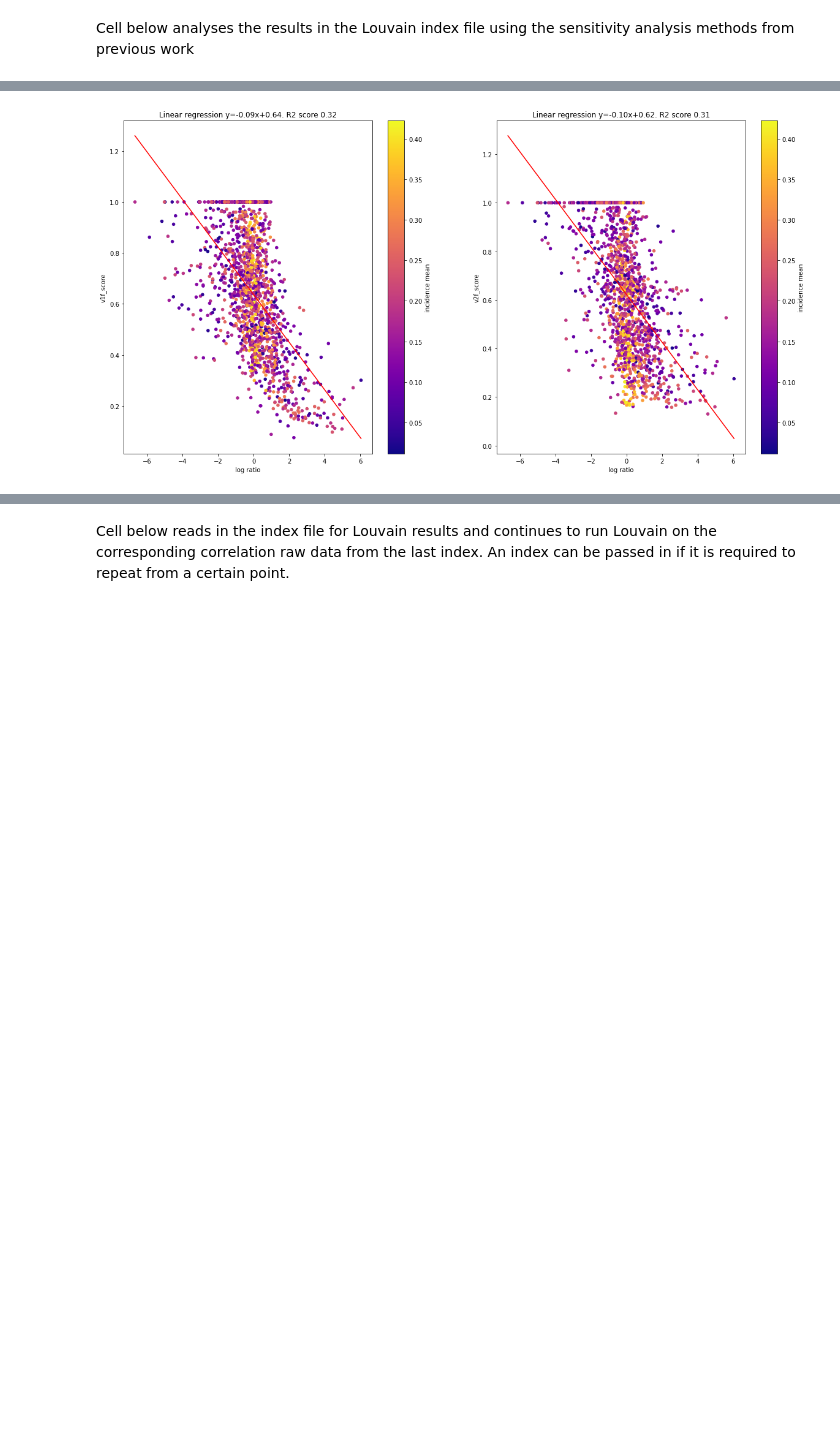
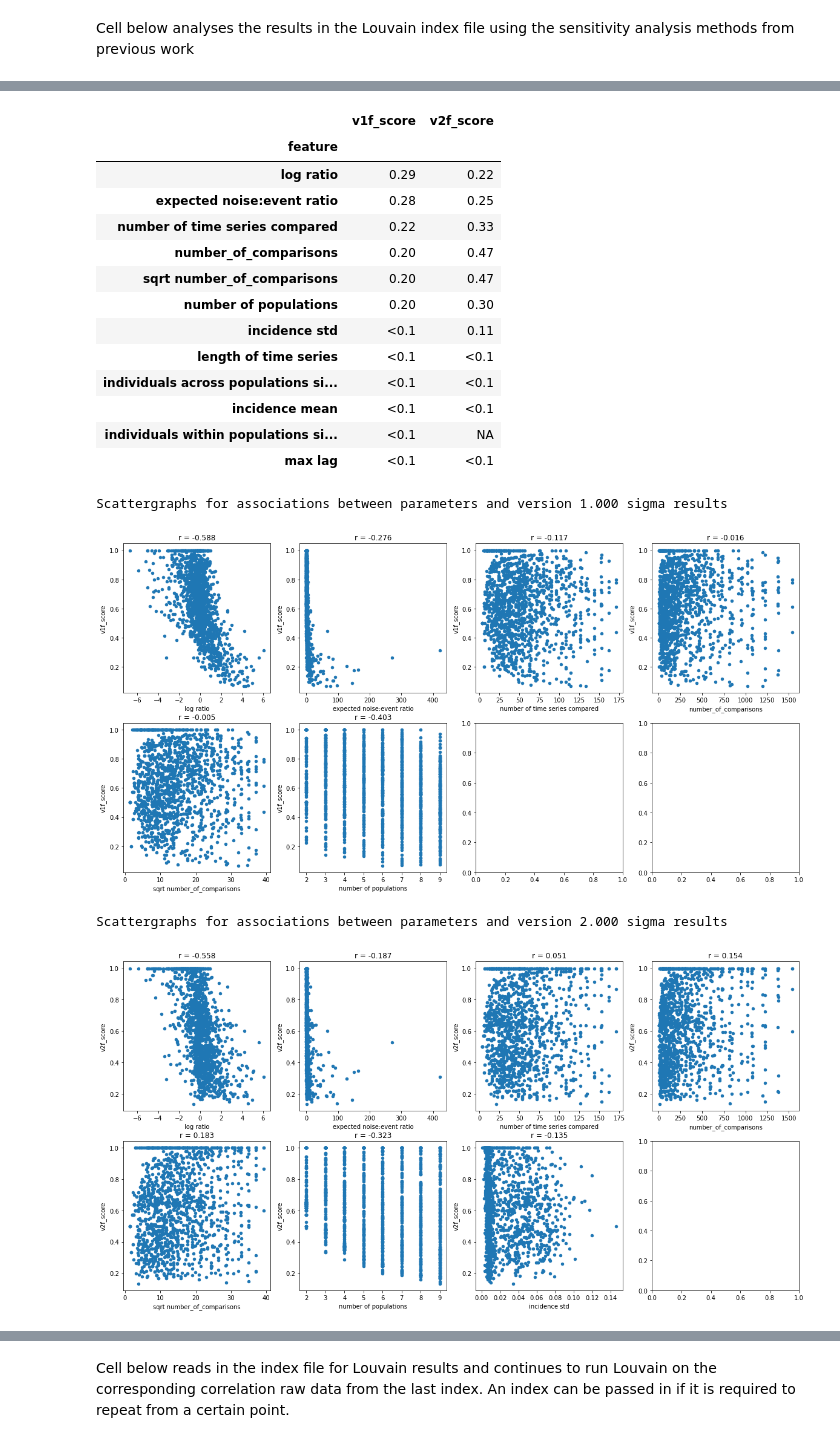
Before and after one commit to owenldennis/Tweet-timings, a Jupyter notebook: src/Community_detection.ipynb, the cells around one changed output, grey strips where cells are left out. Saved outputs shown, nothing was run; the diff lists cells and outputs as text; code cells hidden in the pictures; blank space fills up the shorter version.

Commit message:
Louvain_recursion_added

```diff
--- a/src/Community_detection.ipynb
+++ b/src/Community_detection.ipynb
@@ -6,29 +6,36 @@ Cell below analyses the results in the Louvain index file using the sensitivity
 import sensitivity_analysis_functions as saf
 import pandas as pd
 #print(pd.__version__)
-MI_analysis = False
+MI_analysis = True
 linear_reg = True
 regression_on_cols = ['v1f_score','v2f_score']
 target_results_cols = ['v1f_score','v2f_score']
+regression_feature = 'log ratio'
+regression_feature = 'number of populations'
 
-Louvain_version = '3'
-df_correlations=pd.read_csv("..\Results\multiple_pop_correlations_index.csv",index_col = 0)
-df_Louvain = pd.read_csv("..\Results\Louvain_{0}_results.csv".format(Louvain_version),index_col = 0)
-#display(df_correlations.head(5))
-#display(df_Louvain.head(5))
-df = pd.concat([df_correlations,df_Louvain], axis = 1)
-#print(df.columns)
-# show overall results
-meanv1_fscore = df['v1f_score'].mean()
-meanv2_fscore = df['v2f_score'].mean()
-df_similar = df.loc[df['individuals within populations similar'] == True]
-meanv1_sim = df_similar['v1f_score'].mean()
-meanv2_sim = df_similar['v2f_score'].mean()
-print("Overall results for Louvain version {0}".format(Louvain_version))
-print("Mean f-score for Louvain community detection for v1/v2 sigma across all results is {0}/{1}".format(meanv1_fscore,meanv2_fscore))
-print("Mean f-score when only counting populations of similar individuals is {0}/{1}".format(meanv1_sim,meanv2_sim))
-
-#display(df.head(5))
+df_results = pd.DataFrame()
+for version in ['1','2','3','4']:
+    Louvain_version = version
+    df_correlations=pd.read_csv("..\Results\multiple_pop_correlations_index.csv",index_col = 0)
+    df_Louvain = pd.read_csv("..\Results\Louvain_{0}_results.csv".format(Louvain_version),index_col = 0)
+    #display(df_correlations.head(5))
+    #display(df_Louvain.head(5))
+    df = pd.concat([df_correlations,df_Louvain], axis = 1)
+    #print(df.columns)
+    # show overall results
+    meanv1_fscore = df['v1f_score'].mean()
+    meanv2_fscore = df['v2f_score'].mean()
+    df_similar = df.loc[df['individuals within populations similar'] == True]
+    df_dissimilar = df.loc[df['individuals within populations similar'] == False]
+    meanv1_sim = df_similar['v1f_score'].mean()
+    meanv2_sim = df_similar['v2f_score'].mean()
+    control_mean = df_dissimilar['v2f_score'].mean()
+    df_results['Louvain {0}'.format(Louvain_version)] = [meanv1_fscore,meanv2_fscore,meanv1_sim,meanv2_sim, control_mean]
+    print("Overall results for Louvain version {0}".format(Louvain_version))
+    print("Mean f-score for Louvain community detection for v1/v2 sigma across all results is {0}/{1}".format(meanv1_fscore,meanv2_fscore))
+    print("Mean f-score when only counting populations of similar individuals is {0}/{1}".format(meanv1_sim,meanv2_sim))
+df_results.index = ['sigma1 all runs', 'sigma2 all runs', 'sigma1 similar individuals', 'sigma2 similar individuals',' control f score']
+display(df_results)
 
 if MI_analysis:
     # for explanations of parameters/results headings set verbose to True
@@ -37,11 +44,11 @@ if MI_analysis:
     # to display scattergraphs of all associations above cutoff value, set display_scattergraphs to True
     saf.mutual_information_analysis(df,verbose=False,all_results=False,target_results_cols = target_results_cols,cutoff=0.1,display_scattergraphs=True)
 
-elif linear_reg:
+if linear_reg:
     # linear regression will be on the feature passed as 'regression_feature' (useful to see scattergraphs even if regression line not meaningful in most cases)
     # if only_similar_individuals is True, half the runs will be discarded (those which cannot be meaningfully analysed using v2 sigma)
     # if only_similar_individuals is False, all runs will be included (so half of the v2 sigma results will be noise).
     # color_map_col can be changed to any feature parameter and will color the scatterplot by this parameter.
-    saf.linear_regression_analysis(df,regression_feature = 'log ratio', regression_on_cols = regression_on_cols, only_similar_individuals = True,
+    saf.linear_regression_analysis(df,regression_feature = regression_feature, regression_on_cols = regression_on_cols, only_similar_individuals = True,
                                color_map_col = 'incidence mean')
 # %% [output]
@@ -66 +74,18 @@ Mean f-score when only counting populations of similar individuals is 0.63854504
+|  | v1f_score | v2f_score |
+| feature |  |  |
+| log ratio | 0.29 | 0.22 |
+| expected noise:event ratio | 0.28 | 0.25 |
+| number of time series compared | 0.22 | 0.33 |
+| number_of_comparisons | 0.20 | 0.47 |
+| sqrt number_of_comparisons | 0.20 | 0.47 |
+| number of populations | 0.20 | 0.30 |
+| incidence std | <0.1 | 0.11 |
+| length of time series | <0.1 | <0.1 |
+| individuals across populations si... | <0.1 | <0.1 |
+| incidence mean | <0.1 | <0.1 |
+| individuals within populations si... | <0.1 | NA |
+| max lag | <0.1 | <0.1 |
+Scattergraphs for associations between parameters and version 1.000 sigma results
-[figure, old version]
+[figure, new version]
+Scattergraphs for associations between parameters and version 2.000 sigma results
+[figure, added]
```
Also changed, not shown: parts of 2 cells of this notebook, 3 other files.
